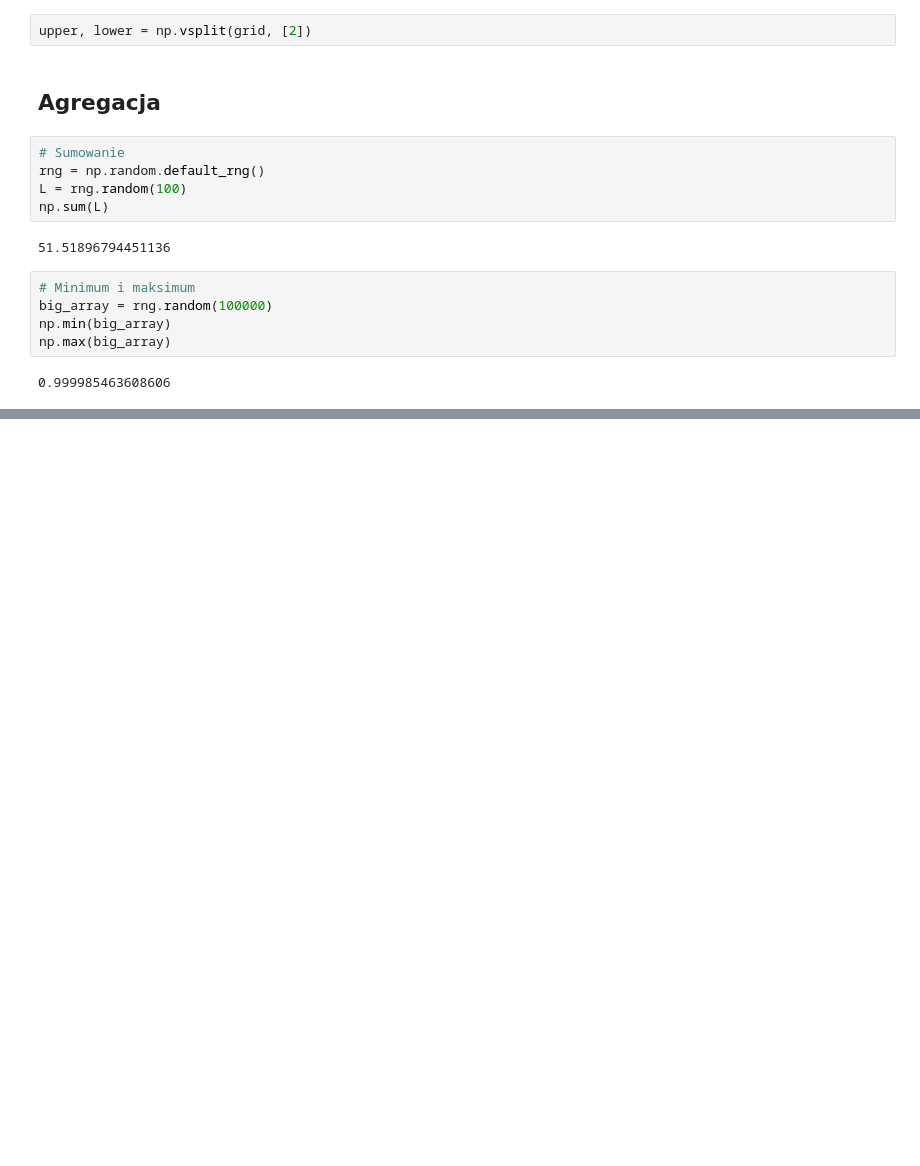
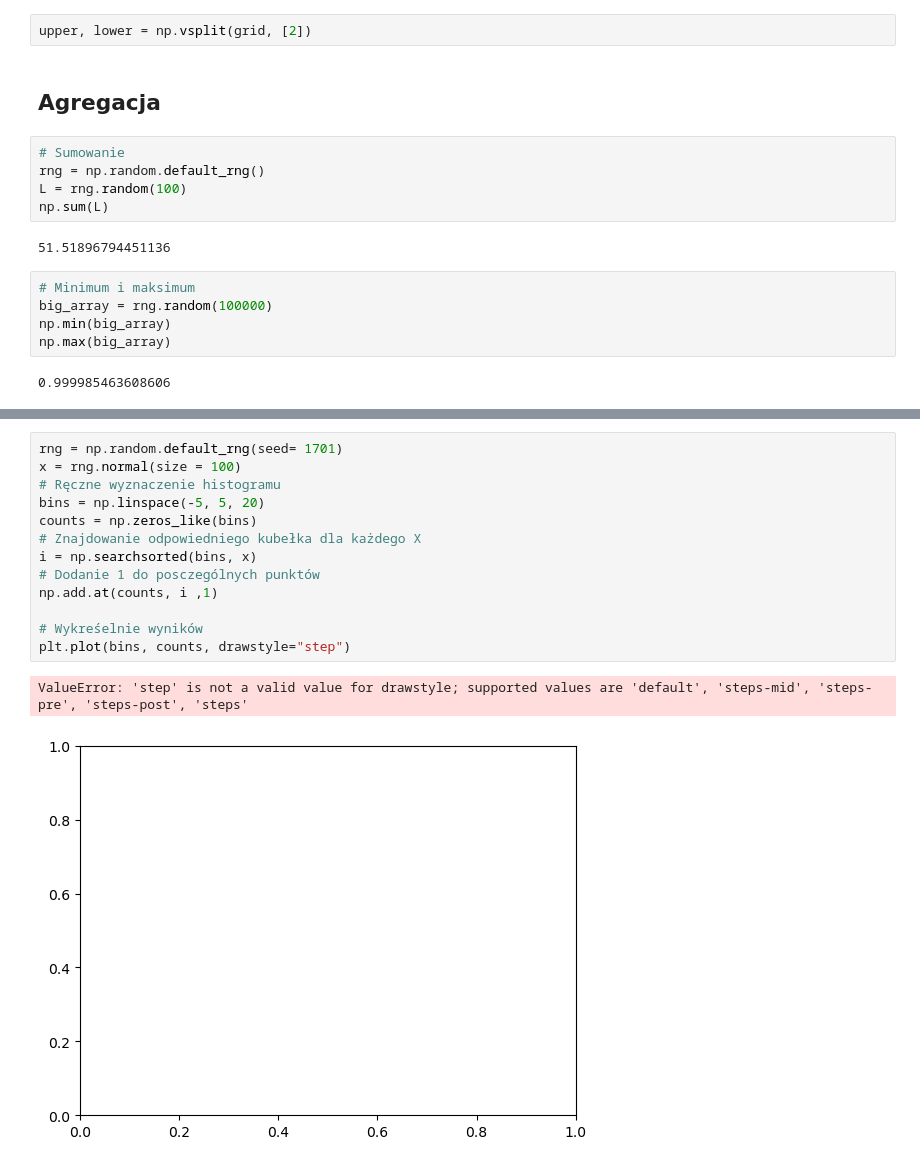
Before and after one commit to hubertwojcik/numpy-playground, a Jupyter notebook: numpy_playground2.ipynb, the cells around one changed output, grey strips where cells are left out. Saved outputs shown, nothing was run; the diff lists cells and outputs as text; blank space fills up the shorter version.

```diff
--- a/numpy_playground2.ipynb
+++ b/numpy_playground2.ipynb
@@ -136,0 +163,16 @@ array([[8, 8, 9, 3],
+# %%
+rng = np.random.default_rng(seed= 1701)
+x = rng.normal(size = 100)
+# Ręczne wyznaczenie histogramu
+bins = np.linspace(-5, 5, 20)
+counts = np.zeros_like(bins)
+# Znajdowanie odpowiedniego kubełka dla każdego X
+i = np.searchsorted(bins, x)
+# Dodanie 1 do posczególnych punktów
+np.add.at(counts, i ,1)
+
+# Wykreśelnie wyników
+plt.plot(bins, counts, drawstyle="step")
+# %% [output]
+ValueError: 'step' is not a valid value for drawstyle; supported values are 'default', 'steps-mid', 'steps-pre', 'steps-post', 'steps'
+[figure, added]
```
Also changed, not shown: parts of 10 cells of this notebook.
